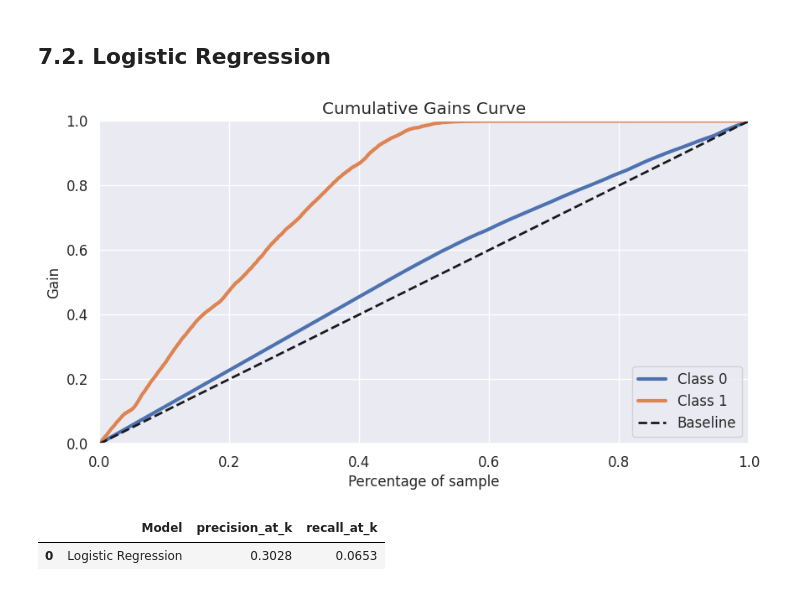
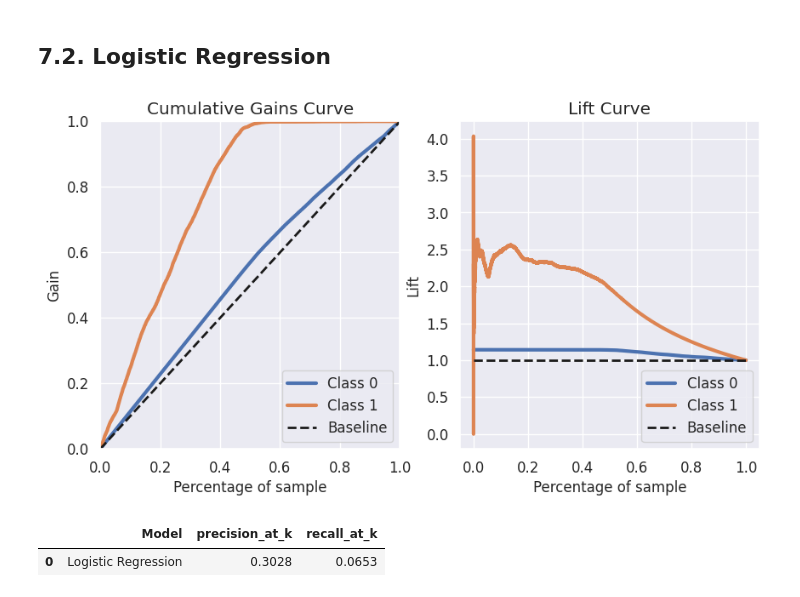
Before and after one commit to m4theus4ndr4de/classification-health-insurance-cross-sell, a Jupyter notebook: notebooks/model-development.ipynb, the cells around one changed output. Saved outputs shown, nothing was run; the diff lists cells and outputs as text; code cells hidden in the pictures.

```diff
--- a/notebooks/model-development.ipynb
+++ b/notebooks/model-development.ipynb
@@ -668,11 +673,16 @@ lr_model.fit(x_train, y_train)
 
 # model prediction
 yhat_lr = lr_model.predict_proba(x_val)
-# %%
-# Accumulative Gain
-skplt.metrics.plot_cumulative_gain(y_val, yhat_lr);
-# %% [output]
-[figure, removed]
+# %%
+fig, axs = plt.subplots(ncols=2)
+
+# cumulative gain
+skplt.metrics.plot_cumulative_gain(y_val, yhat_lr, ax=axs[0]);
+
+# lift curve
+skplt.metrics.plot_lift_curve(y_val, yhat_lr, ax=axs[1]);
+# %% [output]
+[figure, added]
 # %%
 df7_lr = df7.copy()
 
```
Also changed, not shown: parts of 26 cells of this notebook, 5 other files.
